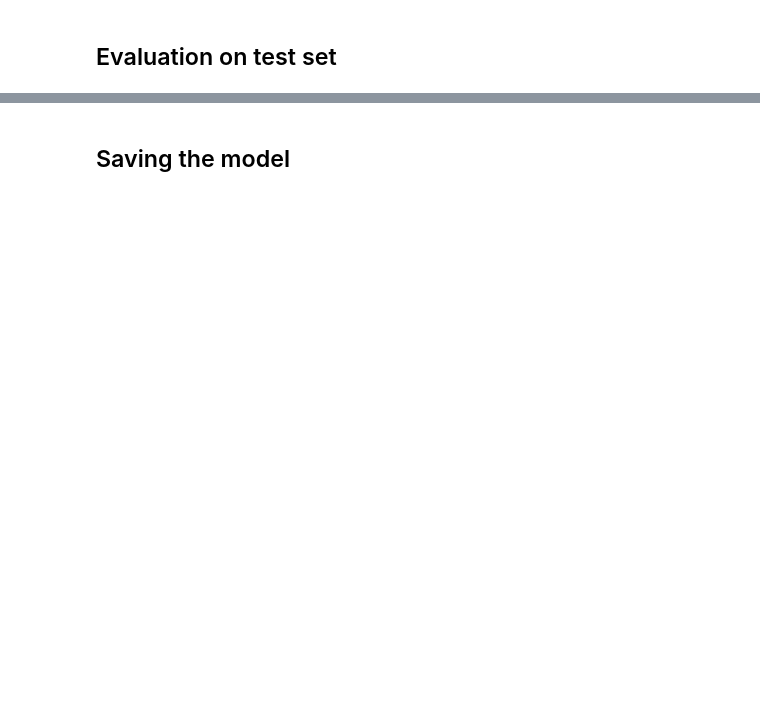
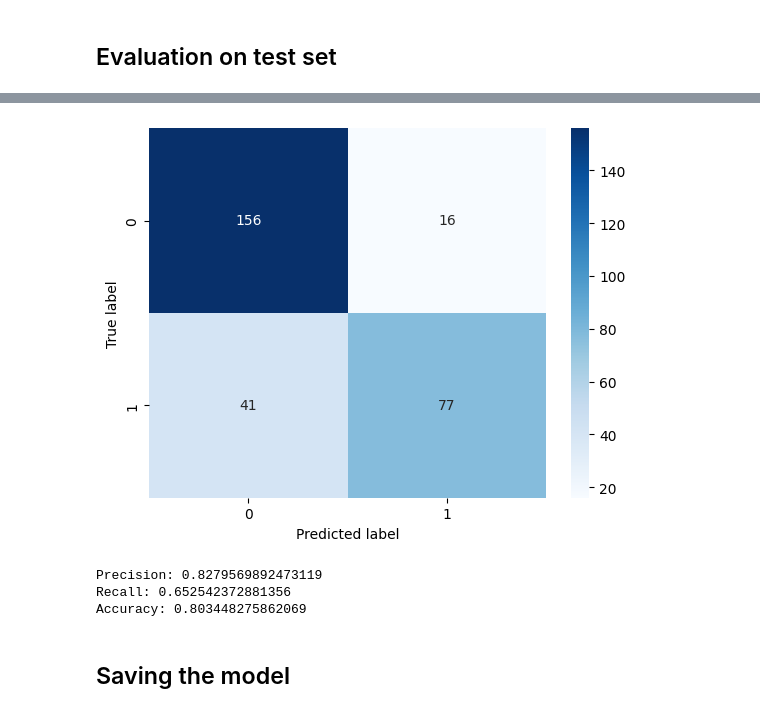
Before and after one commit to shreyashonnalli/image-classifier, a Jupyter notebook: model.ipynb, the cells around one changed output, grey strips where cells are left out. Saved outputs shown, nothing was run; the diff lists cells and outputs as text; code cells hidden in the pictures; blank space fills up the shorter version.

```diff
--- a/model.ipynb
+++ b/model.ipynb
@@ -589,3 +453,20 @@ plt.show()
+# %%
+#for i in range(len(images_np)):
+#    images_np[i] = images_np[i]/255.0
+
+
+stratified_split = StratifiedShuffleSplit(n_splits=1, test_size=0.2, random_state=42)
+train_indices, test_indices = next(stratified_split.split(images_np, labels_np))
+
+x_train = [images_np[i] for i in train_indices]
+y_train = [labels_np[i] for i in train_indices]
+x_test = [images_np[i] for i in test_indices]
+y_test = [labels_np[i] for i in test_indices]
+
+x_train = np.array(x_train)
+x_test = np.array(x_test)
+y_train = np.array(y_train).reshape(-1,1)
+y_test = np.array(y_test).reshape(-1,1)
 # %% [markdown]
 ## Building the deep learning model
 # %%
@@ -640,10 +521,10 @@ hist = model.fit(
     verbose=1
 )
 '''
-hist = model.fit(X_train,
+hist = model.fit(x_train,
     y_train,
     batch_size=32,
-    epochs=20,
+    epochs=12,
     validation_split = 0.2,
     verbose=1
 )
@@ -687,0 +573,19 @@ print("Accuracy: ", acc.result().numpy())
+# %%
+y_preds = model.predict(x_test)
+y_preds = np.round(y_preds)
+cm = confusion_matrix(y_test, y_preds)
+sns.heatmap(cm, annot=True, cmap='Blues', fmt='g')
+plt.xlabel('Predicted label')
+plt.ylabel('True label')
+plt.show()
+
+tn, fp, fn, tp = cm.ravel()
+
+precision = tp / (tp + fp)
+recall = tp / (tp + fn)
+accuracy = (tp + tn) / (tp + tn + fp + fn)
+
+print("Precision:", precision)
+print("Recall:", recall)
+print("Accuracy:", accuracy)
+# %% [output]
@@ -688,3 +593,7 @@ print("Accuracy: ", acc.result().numpy())
+[figure, added]
+Precision: 0.8279569892473119
+Recall: 0.652542372881356
+Accuracy: 0.803448275862069
 # %% [markdown]
 ## Saving the model
 # %%
```
Also changed, not shown: parts of 25 cells of this notebook.
